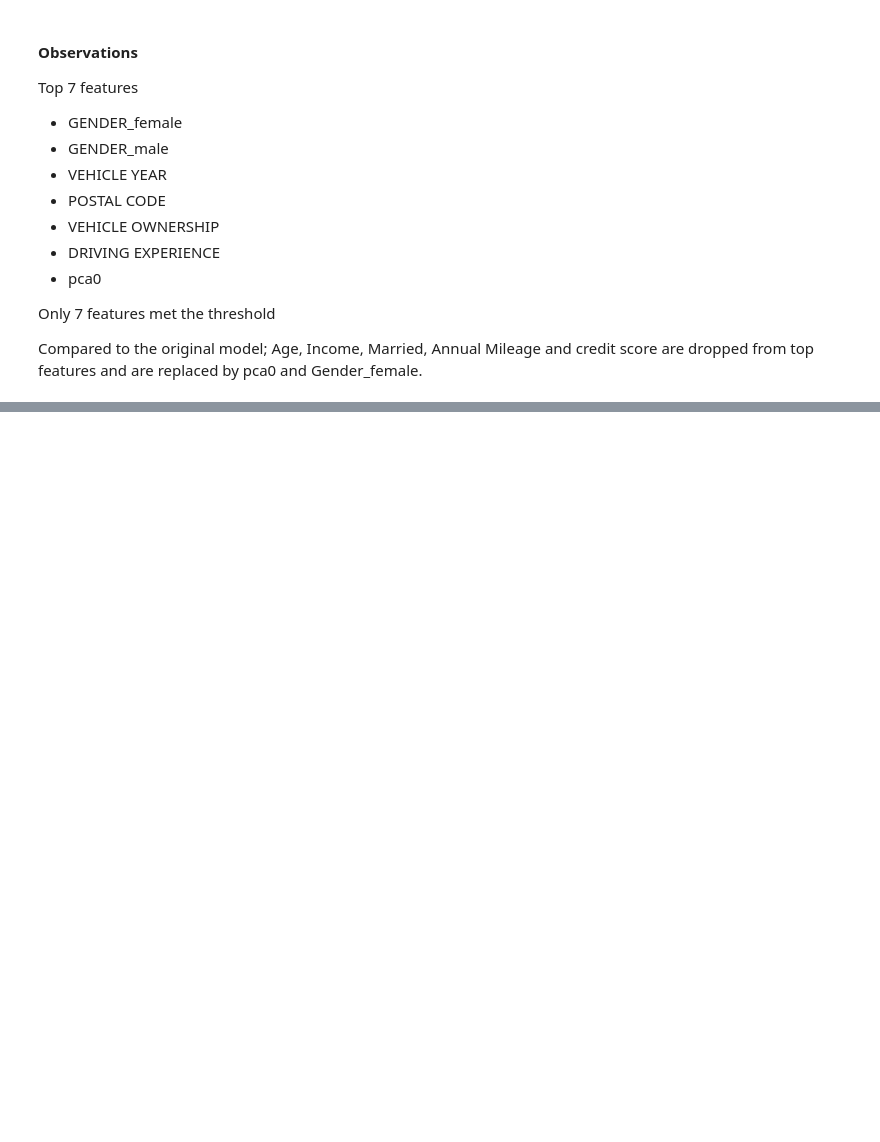
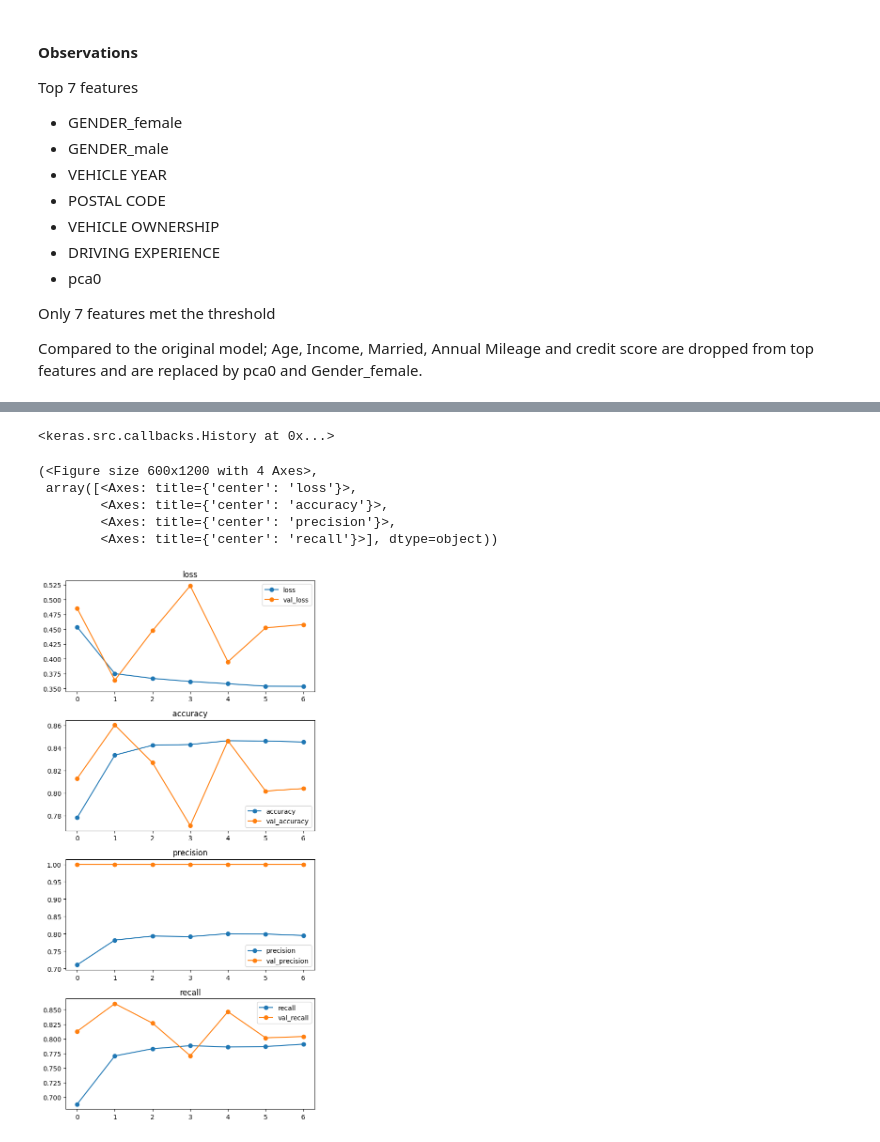
Before and after one commit to UKashNK/Car-Insurance-data, a Jupyter notebook: Car_Insurance_Claims_Analysis_.ipynb, the cells around one changed output, grey strips where cells are left out. Cells and saved outputs as stored; diff of their text form; code cells hidden in the pictures; blank space fills up the shorter version.

```diff
--- a/Car_Insurance_Claims_Analysis_.ipynb
+++ b/Car_Insurance_Claims_Analysis_.ipynb
@@ -827,0 +895,22 @@ Compared to the original model; Age, Income, Married, Annual Mileage and credit
+# %%
+#Function to build model
+def build_model(input_size):
+
+  #Define model
+  model = Sequential()
+
+  #Add hidden layers
+  model.add(Dense(20, activation='relu', input_dim=input_size,))
+  model.add(Dense(100, activation='relu'))
+  model.add(Dense(1, activation='sigmoid'))
+
+  #Compile model
+  model.compile(optimizer='adam', loss='bce', metrics=['accuracy', metrics.Precision(), metrics.Recall()])
+
+  return model
+# %%
+#build model
+bin_model = build_model(input_shape)
+
+#model summary
+bin_model.summary()
@@ -827,0 +933,19 @@ Compared to the original model; Age, Income, Married, Annual Mileage and credit
+# %%
+#adding callback
+early_stop = EarlyStopping(monitor='val_accuracy', patience=5)
+# %%
+#saving learning history and fitting model
+history = bin_model.fit(X_train_smote, y_train_smote, validation_split=.2, epochs=50, verbose=0, callbacks=[early_stop])
+history
+# %% [output]
+<keras.src.callbacks.History at 0x...>
+# %%
+#Visualising history using function
+plot_history(history)
+# %% [output]
+(<Figure size 600x1200 with 4 Axes>,
+ array([<Axes: title={'center': 'loss'}>,
+        <Axes: title={'center': 'accuracy'}>,
+        <Axes: title={'center': 'precision'}>,
+        <Axes: title={'center': 'recall'}>], dtype=object))
+[figure, added]
```
Also changed, not shown: parts of 28 cells of this notebook.
